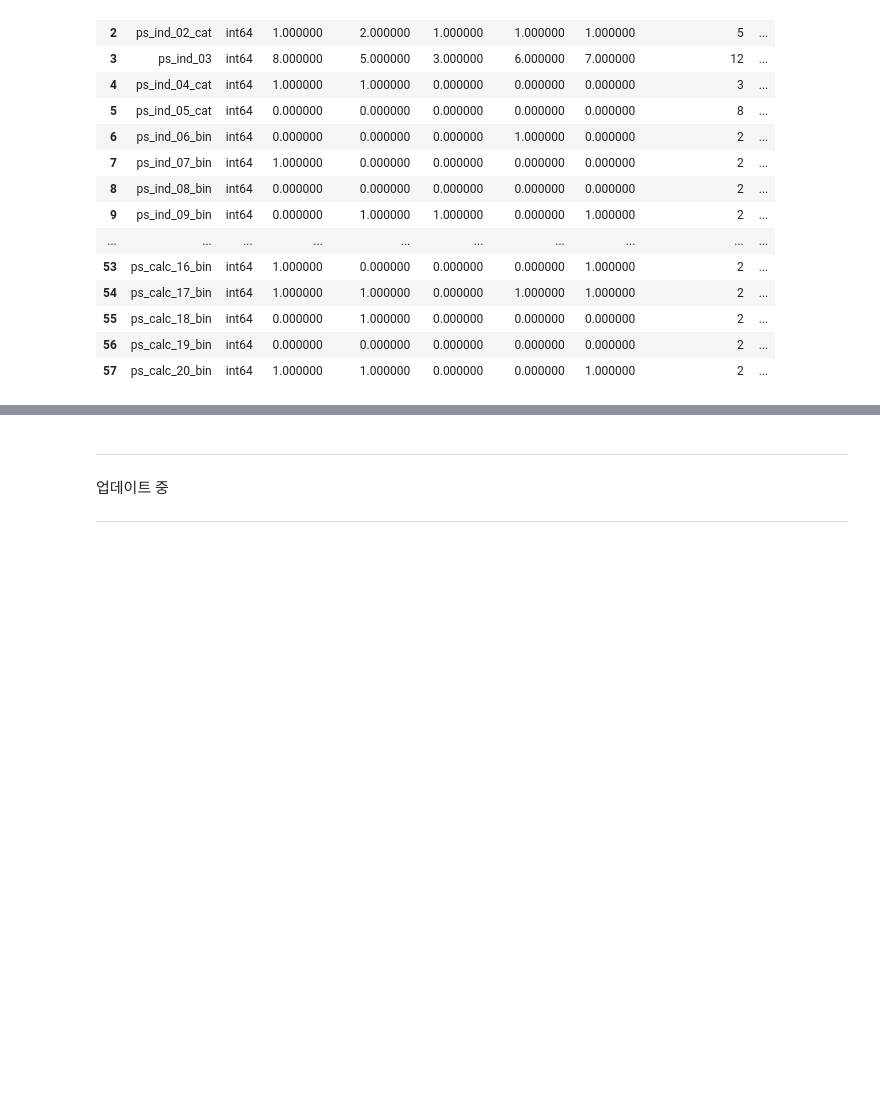
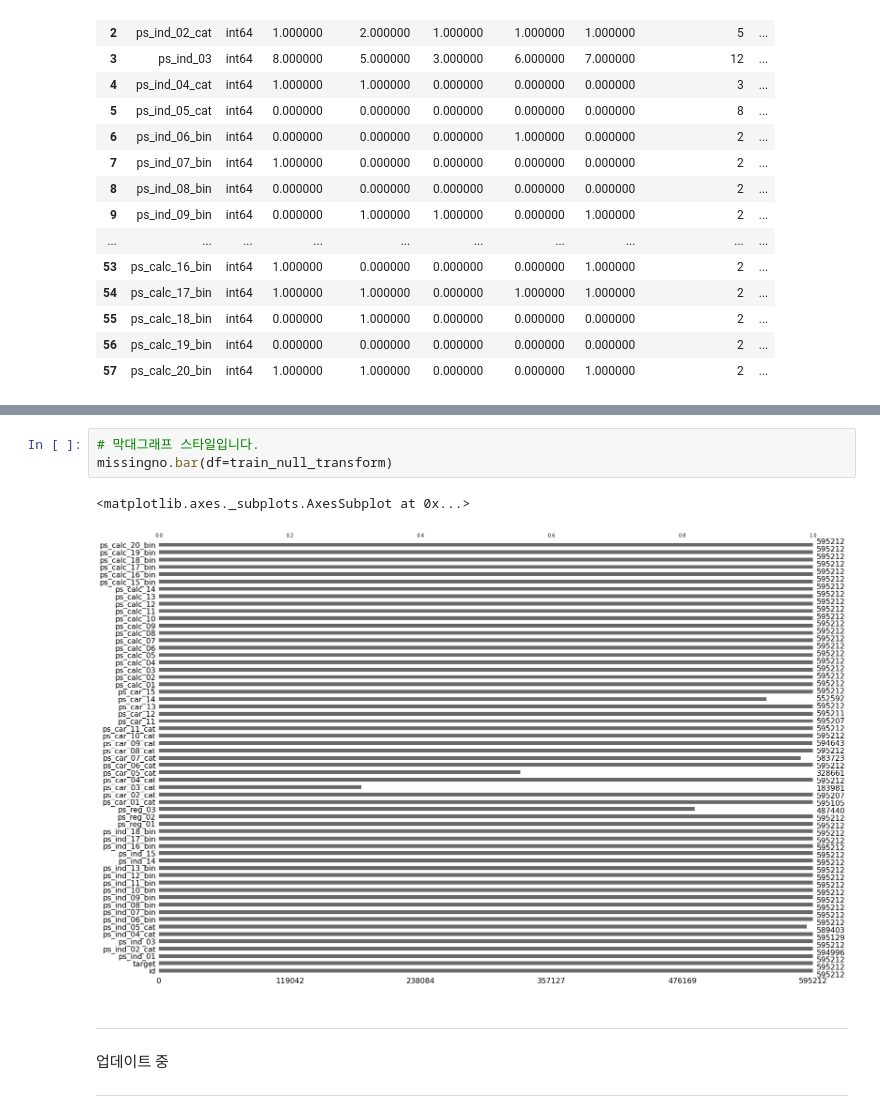
Before and after one commit to LeeSeungwon89/Kaggle_Dacon_Practice, a Jupyter notebook: 1. Porto_Seguro’s_Safe_Driver_Prediction_EDA.ipynb, the cells around one changed output, grey strips where cells are left out. Drawn from its saved outputs; the diff is of its cells as text; blank space fills up the shorter version.

```diff
--- a/1. Porto_Seguro’s_Safe_Driver_Prediction_EDA.ipynb
+++ b/1. Porto_Seguro’s_Safe_Driver_Prediction_EDA.ipynb
@@ -265,3 +288,9 @@ feature_table(test)
+# %%
+# 막대그래프 스타일입니다.
+missingno.bar(df=train_null_transform)
+# %% [output]
+<matplotlib.axes._subplots.AxesSubplot at 0x...>
+[figure, added]
 # %% [markdown]
 
 
```
Also changed, not shown: parts of 5 cells of this notebook.
